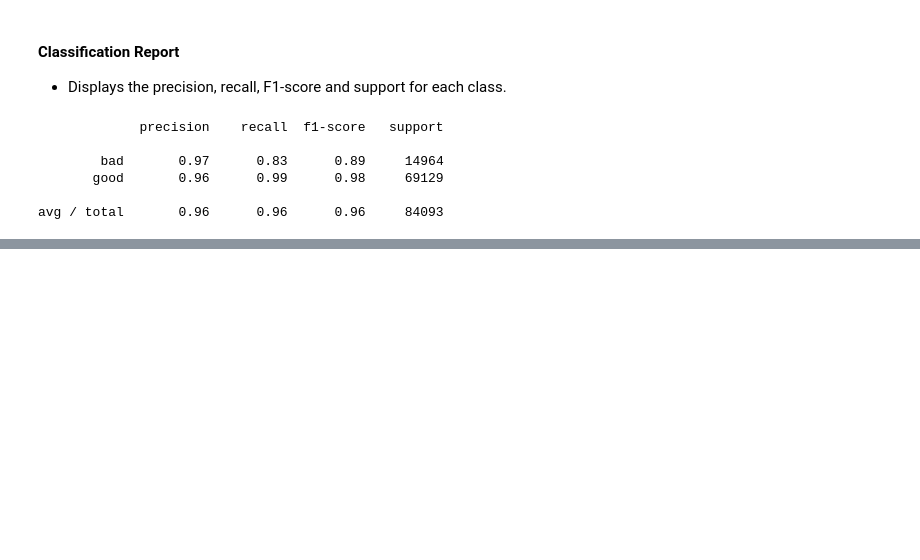
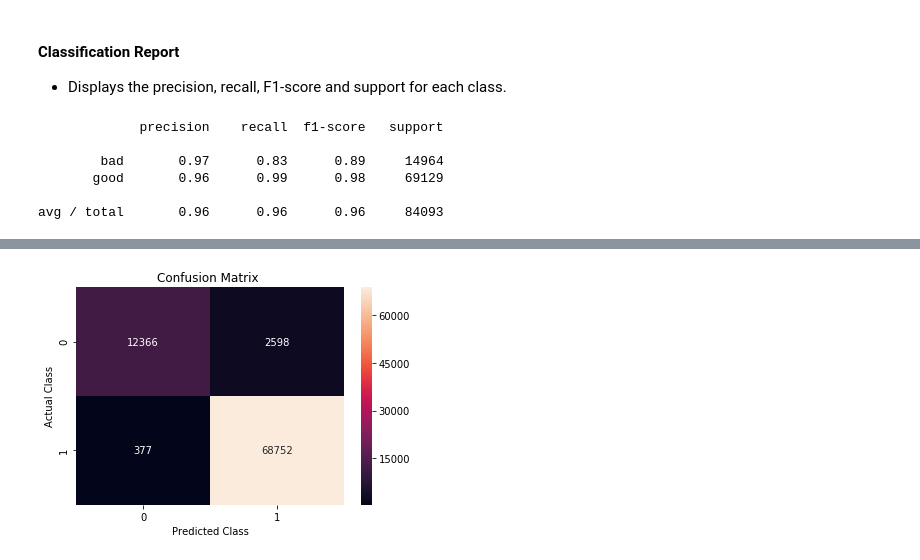
Before and after one commit to Jcharis/Detecting-Malicious-Url-With-Machine-Learning, a Jupyter notebook: Detecting Malicious Url With Machine Learning In Python.ipynb, the cells around one changed output, grey strips where cells are left out. Saved outputs shown, nothing was run; the diff lists cells and outputs as text; code cells hidden in the pictures; blank space fills up the shorter version.

```diff
--- a/Detecting Malicious Url With Machine Learning In Python.ipynb
+++ b/Detecting Malicious Url With Machine Learning In Python.ipynb
@@ -193,3 +221,16 @@ avg / total       0.96      0.96      0.96     84093
+# %%
+# Plot with Labels
+
+plt.title('Confusion Matrix ')
+
+sns.heatmap(matrix,annot=True,fmt="d")
+# Set x-axis label
+plt.xlabel('Predicted Class')
+# Set y-axis label
+plt.ylabel('Actual Class')
+plt.show()
+# %% [output]
+[figure, added]
 # %%
 # Thanks For Watching
 #J-Secur1ty
```
Also changed, not shown: parts of 6 cells of this notebook.
